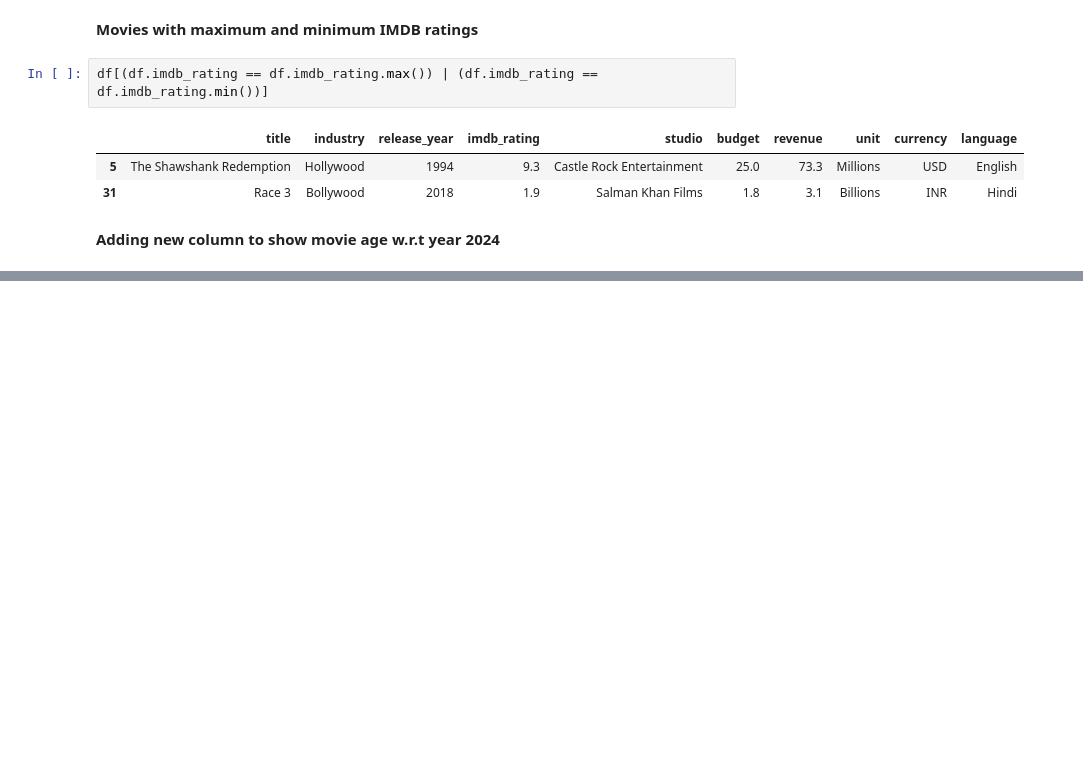
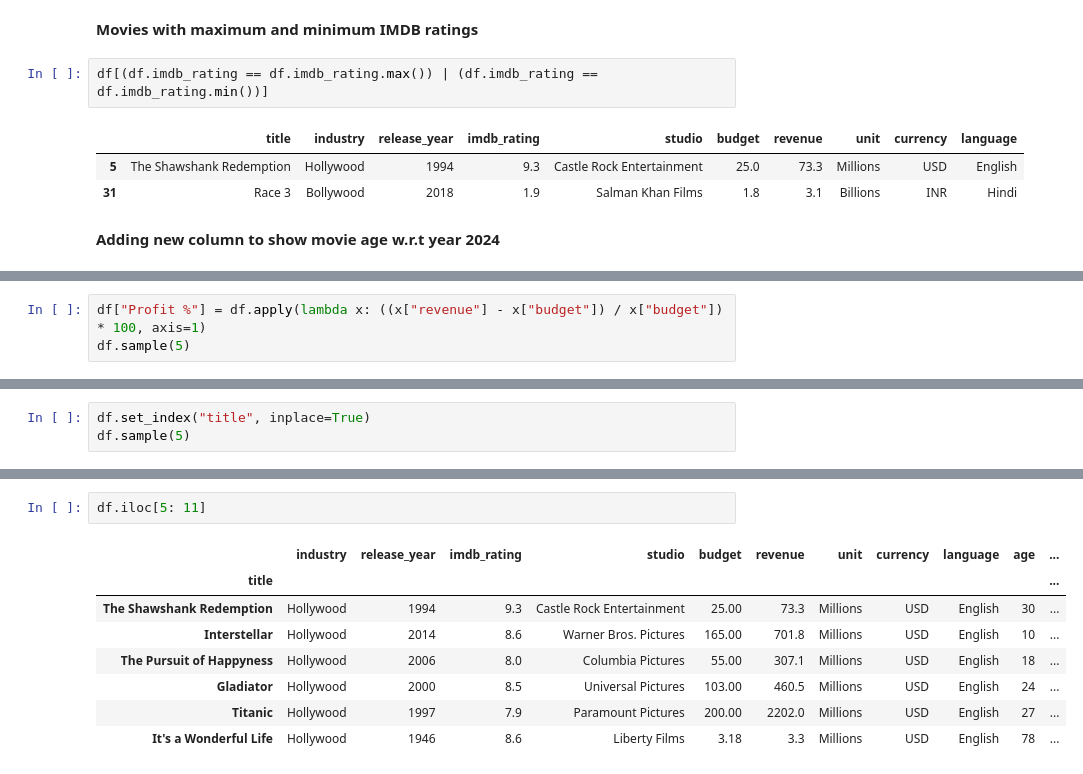
Before and after one commit to rehan1124/Codebasics-Math-And-Statistics-For-AI-Data-Science, a Jupyter notebook: Dataframe_Basics.ipynb, the cells around one changed output, grey strips where cells are left out. Saved outputs shown, nothing was run; the diff lists cells and outputs as text; blank space fills up the shorter version.

Commit message:
End of dataframe basics

```diff
--- a/Dataframe_Basics.ipynb
+++ b/Dataframe_Basics.ipynb
@@ -149,0 +152,3 @@ df.head(5)
+# %%
+df["Profit %"] = df.apply(lambda x: ((x["revenue"] - x["budget"]) / x["budget"]) * 100, axis=1)
+df.sample(5)
@@ -149,0 +168,3 @@ df.head(5)
+# %%
+df.set_index("title", inplace=True)
+df.sample(5)
@@ -149,0 +237,11 @@ df.head(5)
+# %%
+df.iloc[5: 11]
+# %% [output]
+|  | industry | release_year | imdb_rating | studio | budget | revenue | unit | currency | language | age | ... |
+| title |  |  |  |  |  |  |  |  |  |  | ... |
+| The Shawshank Redemption | Hollywood | 1994 | 9.3 | Castle Rock Entertainment | 25.00 | 73.3 | Millions | USD | English | 30 | ... |
+| Interstellar | Hollywood | 2014 | 8.6 | Warner Bros. Pictures | 165.00 | 701.8 | Millions | USD | English | 10 | ... |
+| The Pursuit of Happyness | Hollywood | 2006 | 8.0 | Columbia Pictures | 55.00 | 307.1 | Millions | USD | English | 18 | ... |
+| Gladiator | Hollywood | 2000 | 8.5 | Universal Pictures | 103.00 | 460.5 | Millions | USD | English | 24 | ... |
+| Titanic | Hollywood | 1997 | 7.9 | Paramount Pictures | 200.00 | 2202.0 | Millions | USD | English | 27 | ... |
+| It's a Wonderful Life | Hollywood | 1946 | 8.6 | Liberty Films | 3.18 | 3.3 | Millions | USD | English | 78 | ... |
```
Also changed, not shown: parts of 13 cells of this notebook.
